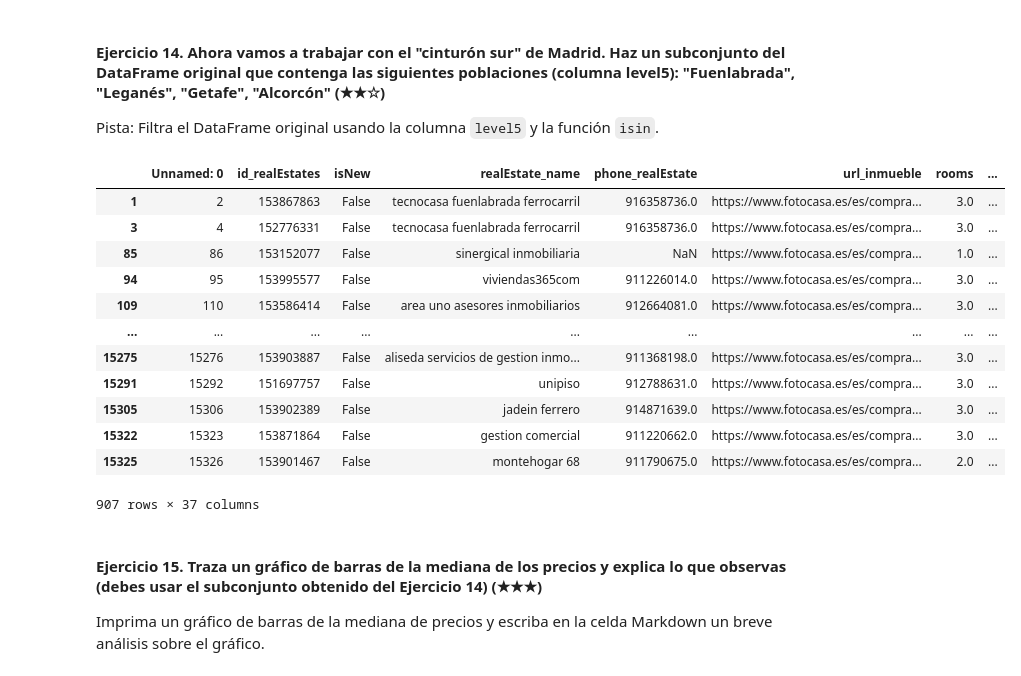
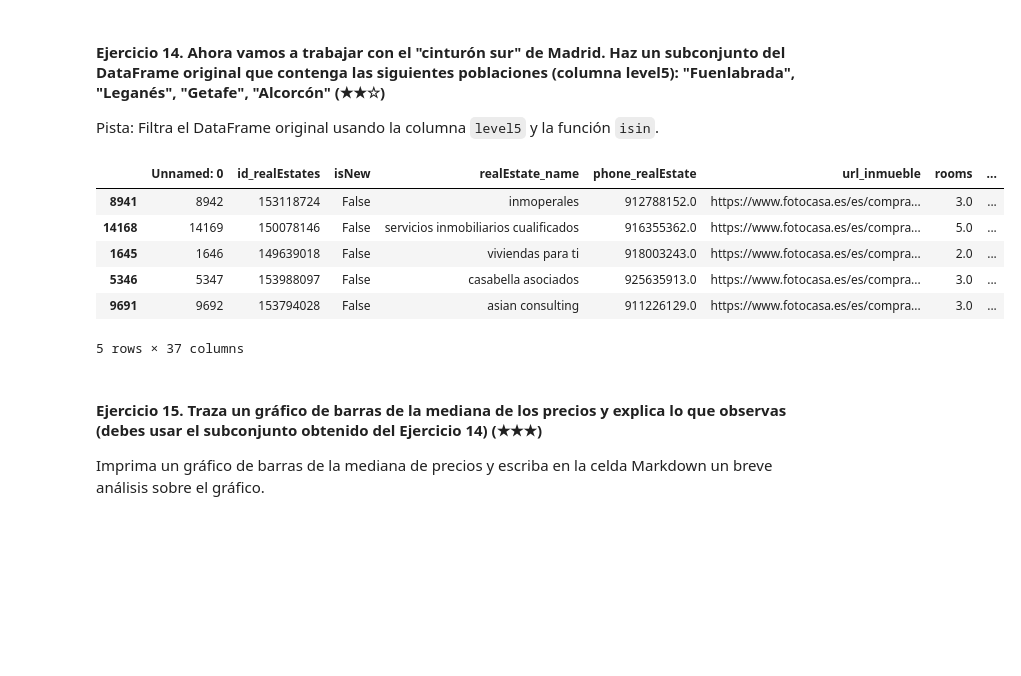
Before and after one commit to IrVallejo/realestate-datacleanup-exercise, a Jupyter notebook: project.es.ipynb, the cells around one changed output. Cells and saved outputs as stored; diff of their text form; code cells hidden in the pictures; blank space fills up the shorter version.

```diff
--- a/project.es.ipynb
+++ b/project.es.ipynb
@@ -291,25 +295,19 @@ Pista: Filtra el DataFrame original usando la columna `level5` y la función `is
 # %%
 # TODO
 
 Cinturon_sur = ["Fuenlabrada", "Leganés", "Getafe", "Alcorcón"]
 subconjunto = ds[ds["level5"].isin(Cinturon_sur)]
-subconjunto.columns
-subconjunto
+subconjunto.sample(5)
+#subconjunto.sample(10)
 #print(subconjunto)
 # %% [output]
 |  | Unnamed: 0 | id_realEstates | isNew | realEstate_name | phone_realEstate | url_inmueble | rooms | ... |
-| 1 | 2 | 153867863 | False | tecnocasa fuenlabrada ferrocarril | 916358736.0 | https://www.fotocasa.es/es/compra... | 3.0 | ... |
-| 3 | 4 | 152776331 | False | tecnocasa fuenlabrada ferrocarril | 916358736.0 | https://www.fotocasa.es/es/compra... | 3.0 | ... |
-| 85 | 86 | 153152077 | False | sinergical inmobiliaria | NaN | https://www.fotocasa.es/es/compra... | 1.0 | ... |
-| 94 | 95 | 153995577 | False | viviendas365com | 911226014.0 | https://www.fotocasa.es/es/compra... | 3.0 | ... |
-| 109 | 110 | 153586414 | False | area uno asesores inmobiliarios | 912664081.0 | https://www.fotocasa.es/es/compra... | 3.0 | ... |
-| ... | ... | ... | ... | ... | ... | ... | ... | ... |
-| 15275 | 15276 | 153903887 | False | aliseda servicios de gestion inmo... | 911368198.0 | https://www.fotocasa.es/es/compra... | 3.0 | ... |
-| 15291 | 15292 | 151697757 | False | unipiso | 912788631.0 | https://www.fotocasa.es/es/compra... | 3.0 | ... |
-| 15305 | 15306 | 153902389 | False | jadein ferrero | 914871639.0 | https://www.fotocasa.es/es/compra... | 3.0 | ... |
-| 15322 | 15323 | 153871864 | False | gestion comercial | 911220662.0 | https://www.fotocasa.es/es/compra... | 3.0 | ... |
-| 15325 | 15326 | 153901467 | False | montehogar 68 | 911790675.0 | https://www.fotocasa.es/es/compra... | 2.0 | ... |
+| 8941 | 8942 | 153118724 | False | inmoperales | 912788152.0 | https://www.fotocasa.es/es/compra... | 3.0 | ... |
+| 14168 | 14169 | 150078146 | False | servicios inmobiliarios cualificados | 916355362.0 | https://www.fotocasa.es/es/compra... | 5.0 | ... |
+| 1645 | 1646 | 149639018 | False | viviendas para ti | 918003243.0 | https://www.fotocasa.es/es/compra... | 2.0 | ... |
+| 5346 | 5347 | 153988097 | False | casabella asociados | 925635913.0 | https://www.fotocasa.es/es/compra... | 3.0 | ... |
+| 9691 | 9692 | 153794028 | False | asian consulting | 911226129.0 | https://www.fotocasa.es/es/compra... | 3.0 | ... |
-907 rows × 37 columns
+5 rows × 37 columns
 # %% [markdown]
 #### Ejercicio 15. Traza un gráfico de barras de la mediana de los precios y explica lo que observas (debes usar el subconjunto obtenido del Ejercicio 14) (★★★)
 
```
Also changed, not shown: parts of 5 cells of this notebook.
